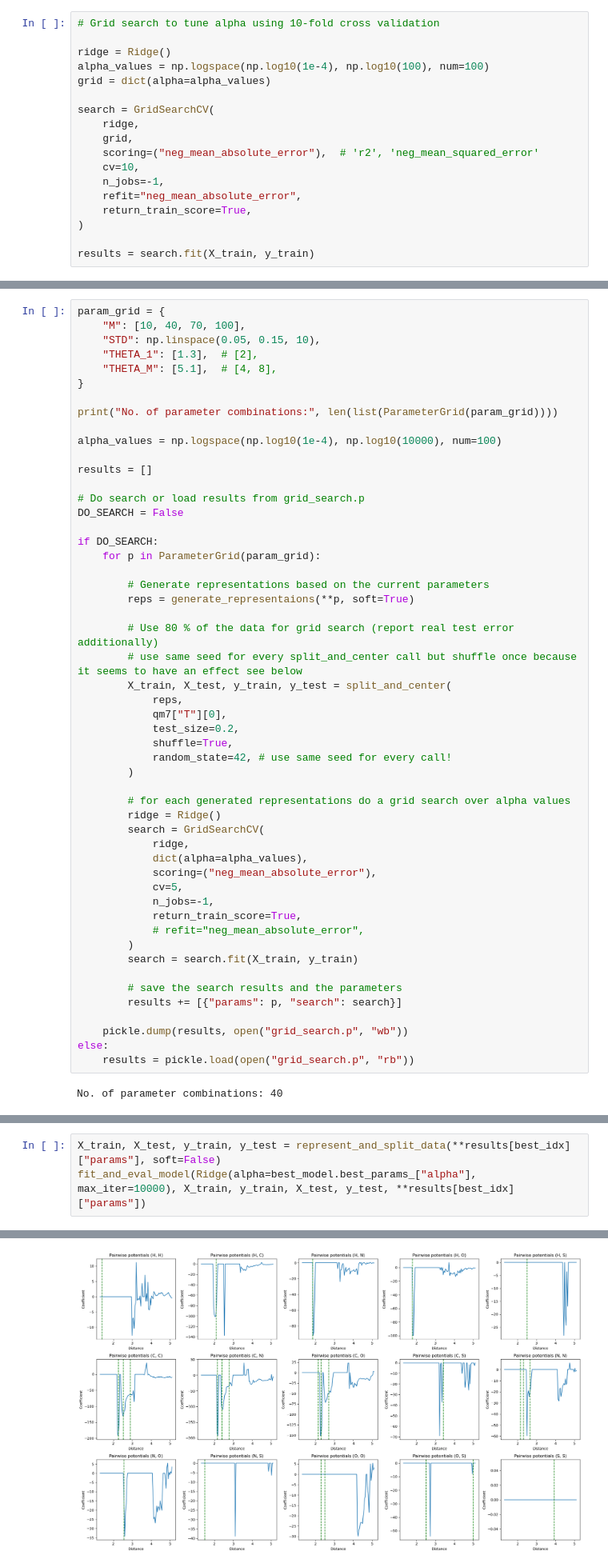
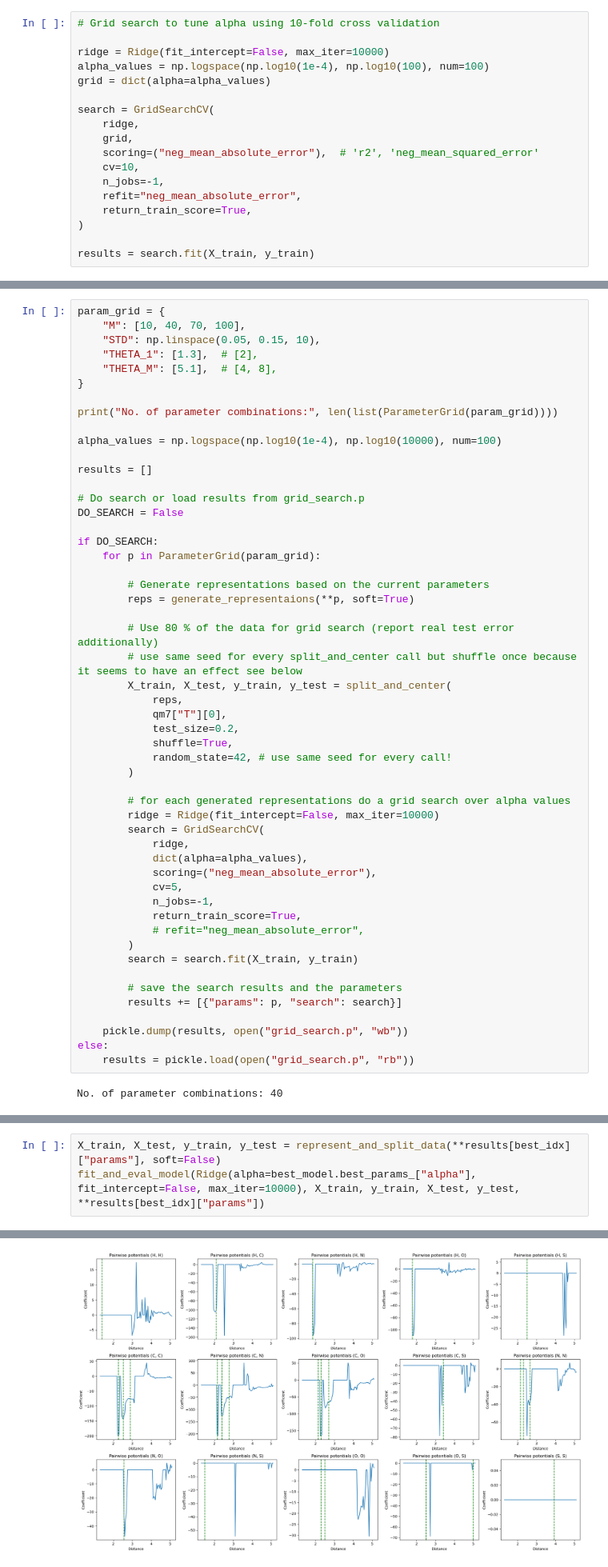
Before and after one commit to jascha-je/LabML4DS, a Jupyter notebook: p2/p2_ISJ.ipynb, the cells around one changed output, grey strips where cells are left out. Shown at 80% size. Drawn from its saved outputs; the diff is of its cells as text.

Commit message:
fit_intercept = FALSE

```diff
--- a/p2/p2_ISJ.ipynb
+++ b/p2/p2_ISJ.ipynb
@@ -351,7 +351,7 @@ y_train: -6.431752
 # %%
 # Grid search to tune alpha using 10-fold cross validation
 
-ridge = Ridge()
+ridge = Ridge(fit_intercept=False, max_iter=10000)
 alpha_values = np.logspace(np.log10(1e-4), np.log10(100), num=100)
 grid = dict(alpha=alpha_values)
 
@@ -729,7 +727,7 @@ if DO_SEARCH:
         )
 
         # for each generated representations do a grid search over alpha values
-        ridge = Ridge()
+        ridge = Ridge(fit_intercept=False, max_iter=10000)
         search = GridSearchCV(
             ridge,
             dict(alpha=alpha_values),
@@ -852,5 +850,5 @@ def represent_and_split_data(THETA_1, THETA_M, STD, M, soft=True):
     return X_train, X_test, y_train, y_test
 # %%
 X_train, X_test, y_train, y_test = represent_and_split_data(**results[best_idx]["params"], soft=False)
-fit_and_eval_model(Ridge(alpha=best_model.best_params_["alpha"], max_iter=10000), X_train, y_train, X_test, y_test, **results[best_idx]["params"])
+fit_and_eval_model(Ridge(alpha=best_model.best_params_["alpha"], fit_intercept=False, max_iter=10000), X_train, y_train, X_test, y_test, **results[best_idx]["params"])
 # %% [output]
@@ -862,5 +860,5 @@ MSE: 1910.884
 #coef == 0: 1022
-[figure, old version]
+[figure, new version]
 # %% [markdown]
 Observation: the model performs similarly to the soft Ridge regression. That is because the previous model had a low regularisation term and low variance of the Gaussian function, making it effectively similar to the hard Ridge model seen here.
 # %% [markdown]
```
Also changed, not shown: parts of 9 cells of this notebook, 2 other files.
